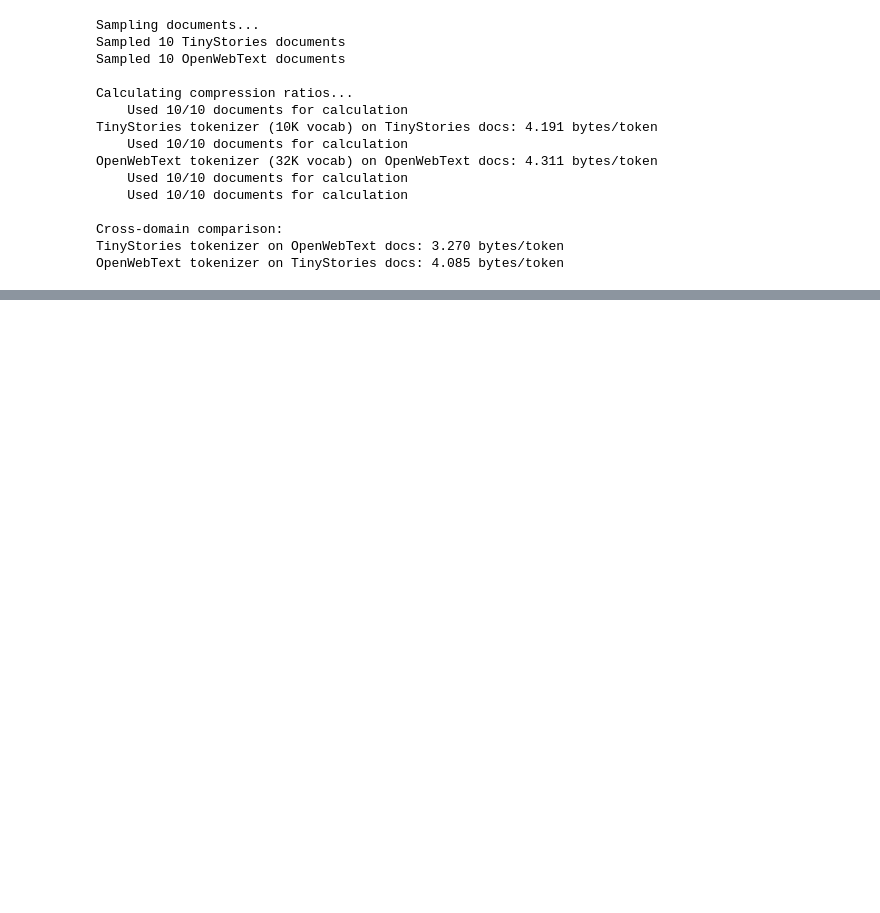
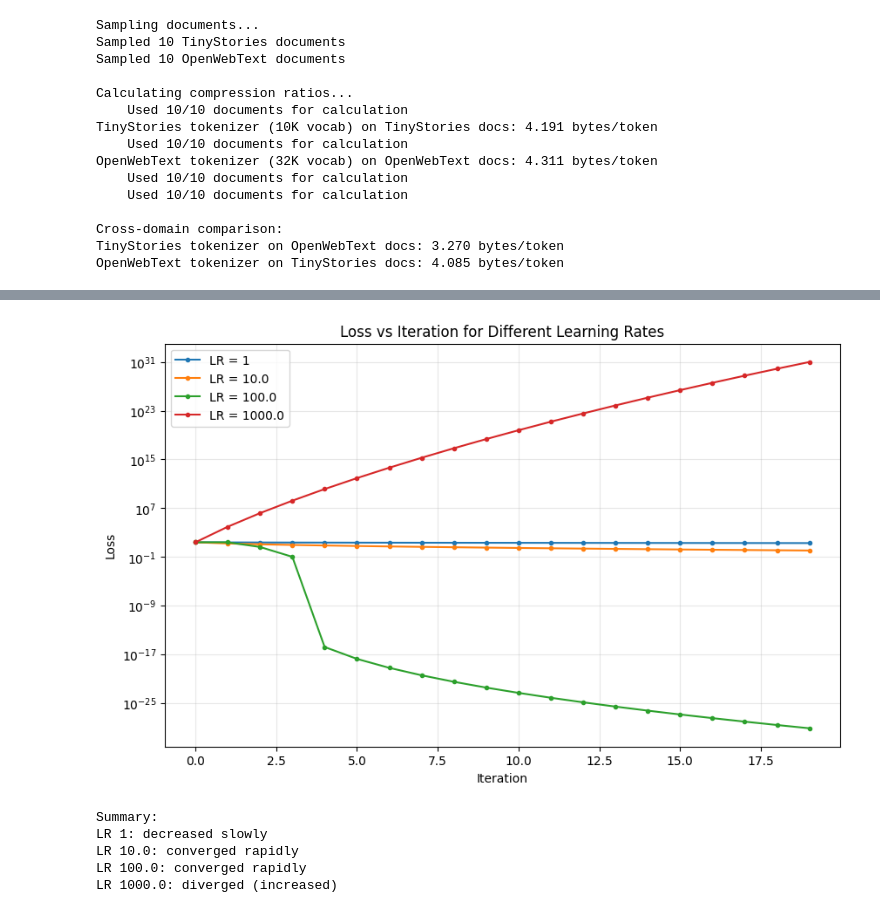
Before and after one commit to vyvy3n/cs336-hw1, a Jupyter notebook: answers.ipynb, the cells around one changed output, grey strips where cells are left out. Cells and saved outputs as stored; diff of their text form; code cells hidden in the pictures; blank space fills up the shorter version.

```diff
--- a/answers.ipynb
+++ b/answers.ipynb
@@ -533,0 +624,50 @@ Processing chunk 3/4, size: 2953958612 chars
+# %%
+import torch
+import matplotlib.pyplot as plt
+from cs336_basics.optimizer import SGD
+
+# Test different learning rates
+learning_rates = [1, 1e1, 1e2, 1e3]
+results = {}
+n_iters = 20
+
+for lr in learning_rates:
+    torch.manual_seed(42)  # Same initialization for fair comparison
+    weights = torch.nn.Parameter(5 * torch.randn((10, 10)))
+    opt = SGD([weights], lr=lr)
+
+    losses = []
+    for t in range(n_iters):
+        opt.zero_grad()
+        loss = (weights**2).mean()
+        losses.append(loss.cpu().item())
+        loss.backward()
+        opt.step()
+
+    results[lr] = losses
+    print(f"LR {lr}: Final loss = {losses[-1]:.6f}, Initial loss = {losses[0]:.6f}")
+
+# Plot results
+plt.figure(figsize=(10, 6))
+for lr, losses in results.items():
+    plt.plot(range(n_iters), losses, marker='.', label=f'LR = {lr}')
+
+plt.xlabel('Iteration')
+plt.ylabel('Loss')
+plt.title('Loss vs Iteration for Different Learning Rates')
+plt.legend()
+plt.yscale('log')
+plt.grid(True, alpha=0.3)
+plt.show()
+
+# Summary
+print("\nSummary:")
+for lr, losses in results.items():
+    if losses[-1] > losses[0]:
+        behavior = "diverged (increased)"
+    elif losses[-1] < losses[0] * 0.1:
+        behavior = "converged rapidly"
+    else:
+        behavior = "decreased slowly"
+    print(f"LR {lr}: {behavior}")
+# %% [output]
@@ -533,0 +678,6 @@ Processing chunk 3/4, size: 2953958612 chars
+[figure, added]
+Summary:
+LR 1: decreased slowly
+LR 10.0: converged rapidly
+LR 100.0: converged rapidly
+LR 1000.0: diverged (increased)
```
Also changed, not shown: parts of 6 cells of this notebook, 4 other files.
